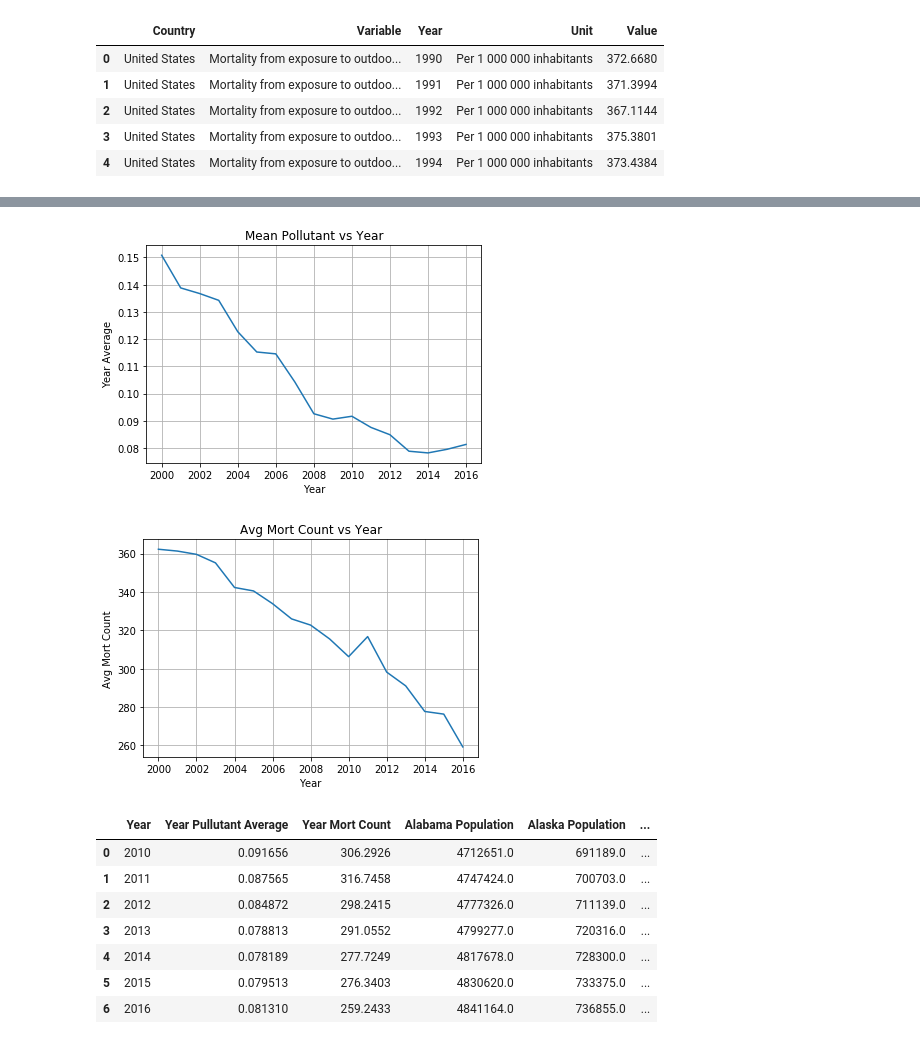
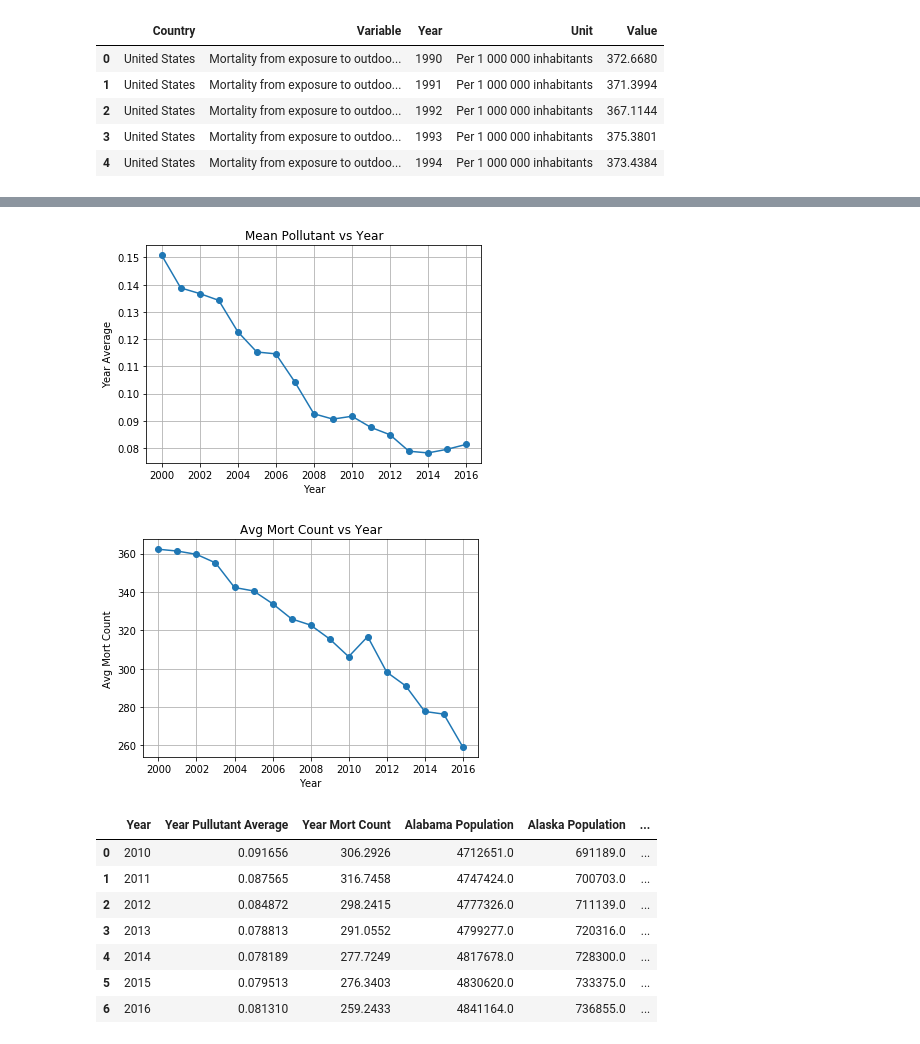
Before and after one commit to ulyssey28/Project-1-Data, a Jupyter notebook: Graph Code/Graph Codes.ipynb, the cells around one changed output, grey strips where cells are left out. Drawn from its saved outputs; the diff is of its cells as text; code cells hidden in the pictures.

Commit message:
comments and graph updates

```diff
--- a/Graph Code/Graph Codes.ipynb
+++ b/Graph Code/Graph Codes.ipynb
@@ -42,21 +49,21 @@ merge_table.head()
 # %%
 merge_table.to_csv("../DataFrames/merged_set_data.csv", header=True)
 # %%
-plt.plot(merge_table['Year'], merge_table['Year Average'])
+plt.plot(merge_table['Year'], merge_table['Year Average'], marker='o')
 plt.title("Mean Pollutant vs Year")
 plt.xlabel("Year")
 plt.ylabel("Year Average")
 plt.grid()
 # %% [output]
-[figure, old version]
+[figure, new version]
 # %%
-plt.plot(merge_table['Year'], merge_table['Value'])
+plt.plot(merge_table['Year'], merge_table['Value'], marker='o')
 plt.title("Avg Mort Count vs Year")
 plt.xlabel("Year")
 plt.ylabel("Avg Mort Count")
 plt.grid()
 # %% [output]
-[figure, old version]
+[figure, new version]
 # %%
 #Drop additional 'Unnamed' column
 nState_Population_df = State_Population_df.drop(columns='Unnamed: 0')
```
Also changed, not shown: parts of 13 cells of this notebook, 1 other file.
